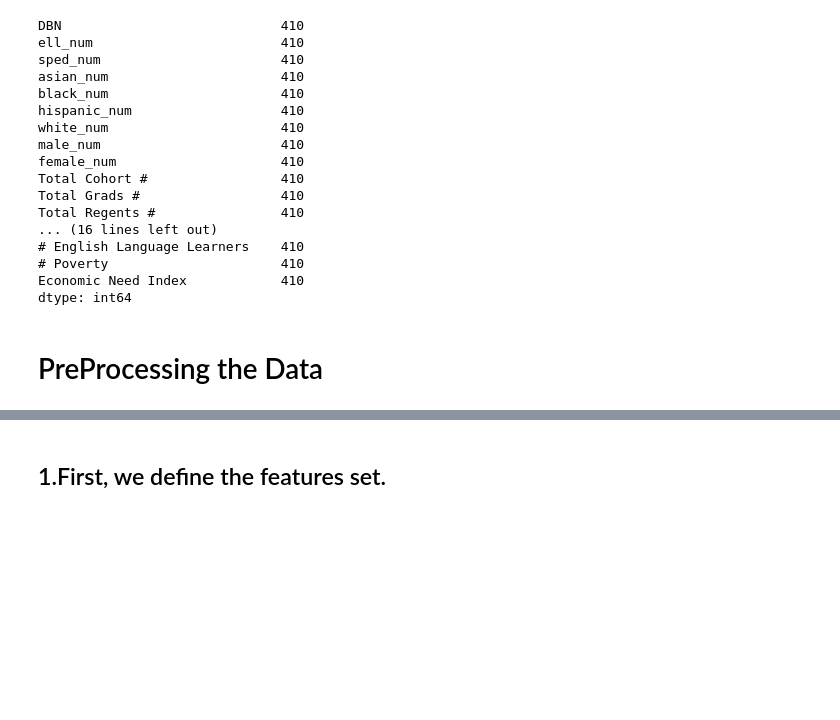
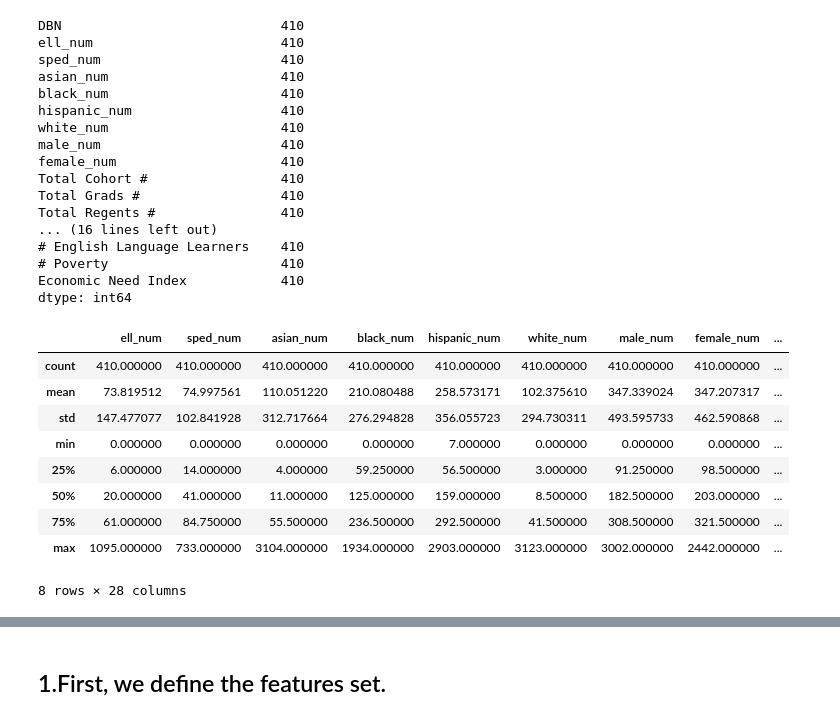
Before and after one commit to divish16/NYC-Student-Success-Predictions, a Jupyter notebook: ML_segment2.ipynb, the cells around one changed output, grey strips where cells are left out. Drawn from its saved outputs; the diff is of its cells as text; code cells hidden in the pictures; blank space fills up the shorter version.

```diff
--- a/ML_segment2.ipynb
+++ b/ML_segment2.ipynb
@@ -91,5 +95,17 @@ Total Regents #                410
 # Poverty                      410
 Economic Need Index            410
 dtype: int64
-# %% [markdown]
-# PreProcessing the Data
+# %%
+#Statistical Details of the dataset
+merge_df.describe()
+# %% [output]
+|  | ell_num | sped_num | asian_num | black_num | hispanic_num | white_num | male_num | female_num | ... |
+| count | 410.000000 | 410.000000 | 410.000000 | 410.000000 | 410.000000 | 410.000000 | 410.000000 | 410.000000 | ... |
+| mean | 73.819512 | 74.997561 | 110.051220 | 210.080488 | 258.573171 | 102.375610 | 347.339024 | 347.207317 | ... |
+| std | 147.477077 | 102.841928 | 312.717664 | 276.294828 | 356.055723 | 294.730311 | 493.595733 | 462.590868 | ... |
+| min | 0.000000 | 0.000000 | 0.000000 | 0.000000 | 7.000000 | 0.000000 | 0.000000 | 0.000000 | ... |
+| 25% | 6.000000 | 14.000000 | 4.000000 | 59.250000 | 56.500000 | 3.000000 | 91.250000 | 98.500000 | ... |
+| 50% | 20.000000 | 41.000000 | 11.000000 | 125.000000 | 159.000000 | 8.500000 | 182.500000 | 203.000000 | ... |
+| 75% | 61.000000 | 84.750000 | 55.500000 | 236.500000 | 292.500000 | 41.500000 | 308.500000 | 321.500000 | ... |
+| max | 1095.000000 | 733.000000 | 3104.000000 | 1934.000000 | 2903.000000 | 3123.000000 | 3002.000000 | 2442.000000 | ... |
+8 rows × 28 columns
```
Also changed, not shown: parts of 33 cells of this notebook.
